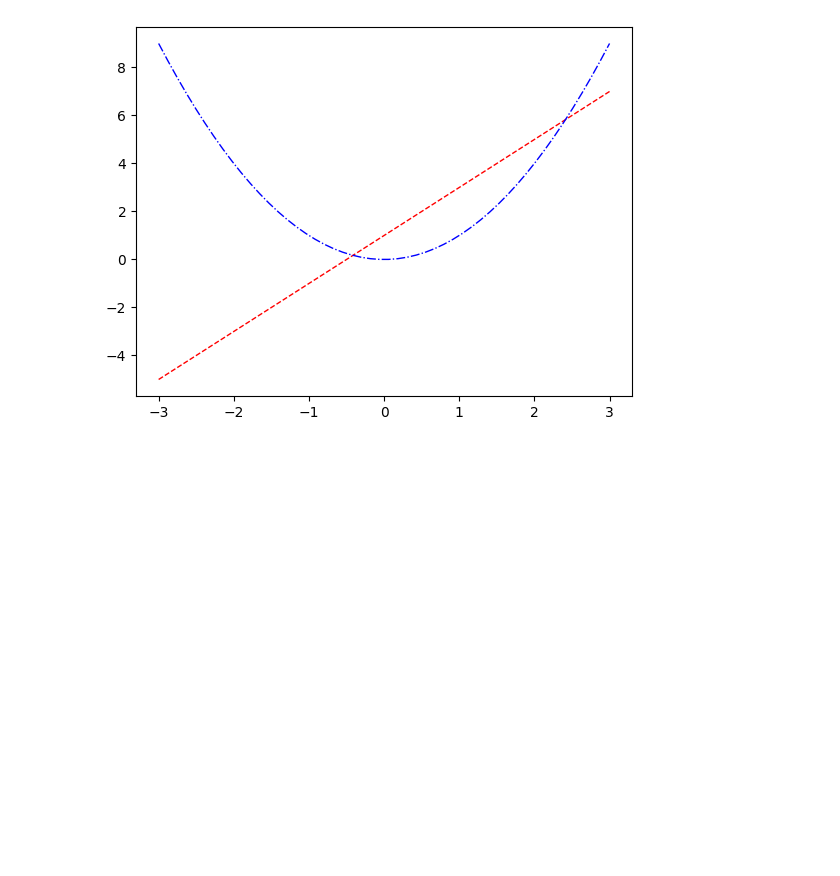
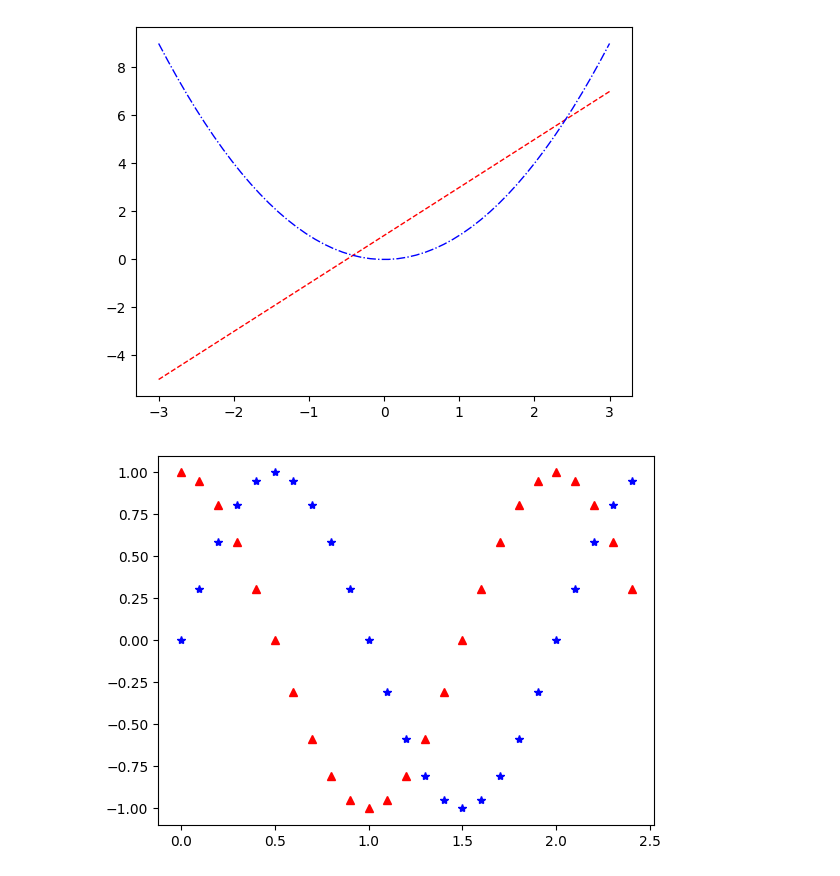
Before and after one commit to charlywang11/2024_05_05_sunday, a Jupyter notebook: lesson15/lesson15_2.ipynb, the cells around one changed output. Drawn from its saved outputs; the diff is of its cells as text; code cells hidden in the pictures; blank space fills up the shorter version.

```diff
--- a/lesson15/lesson15_2.ipynb
+++ b/lesson15/lesson15_2.ipynb
@@ -24,3 +24,15 @@ axes.plot(x, z, color='blue',linewidth=1.0, linestyle='-.')
 plt.show()
 # %% [output]
 [figure]
+# %%
+t = np.arange(0,2.5,0.1)
+y1 = np.sin(t * np.pi)
+y2 = np.cos(t * np.pi)
+
+figure = plt.figure()
+axes = figure.add_subplot()
+axes.plot(t, y1, 'b*')
+axes.plot(t, y2, 'r^')
+plt.show()
+# %% [output]
+[figure, added]
```
Also changed, not shown: 1 other file.
